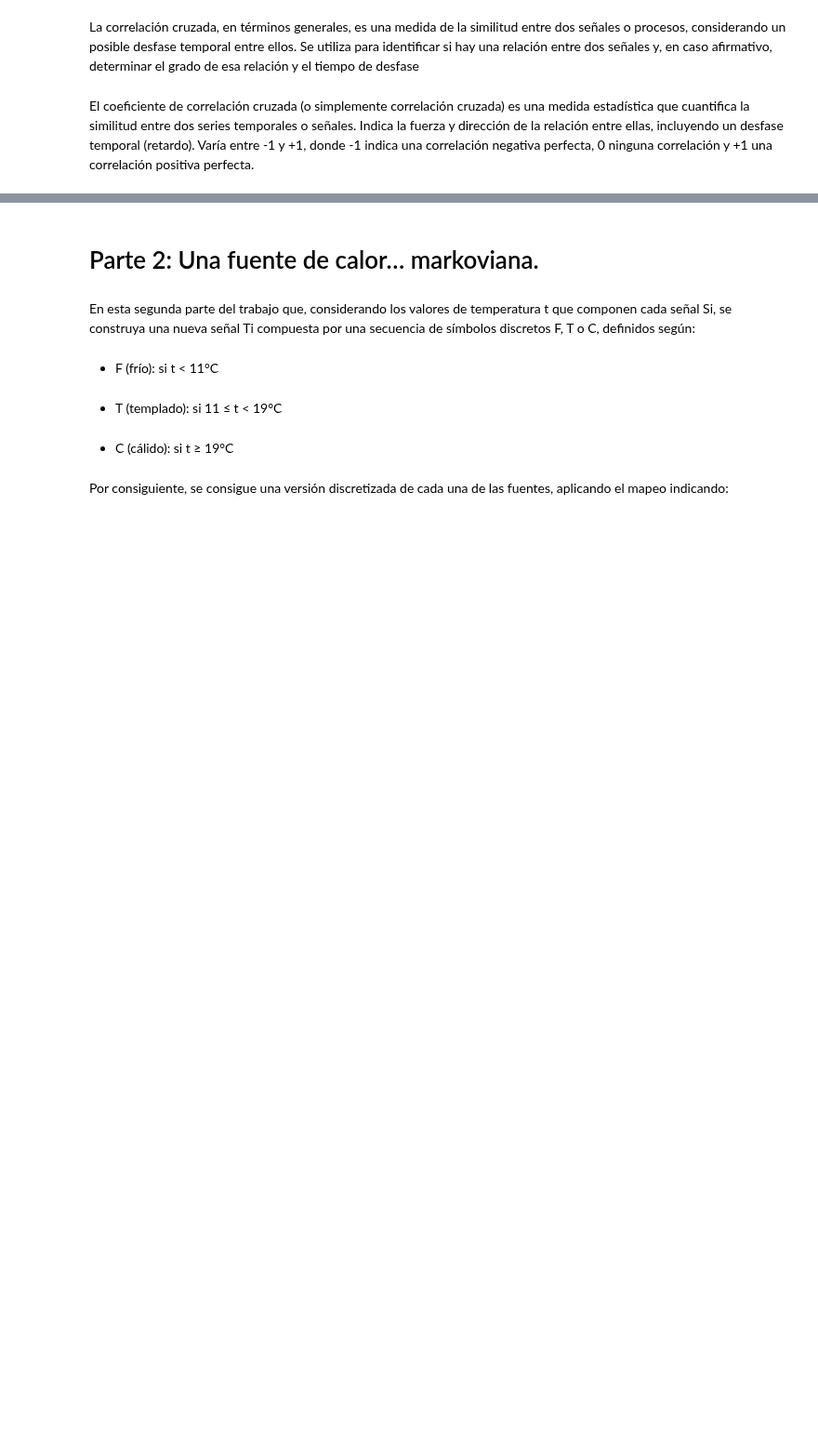
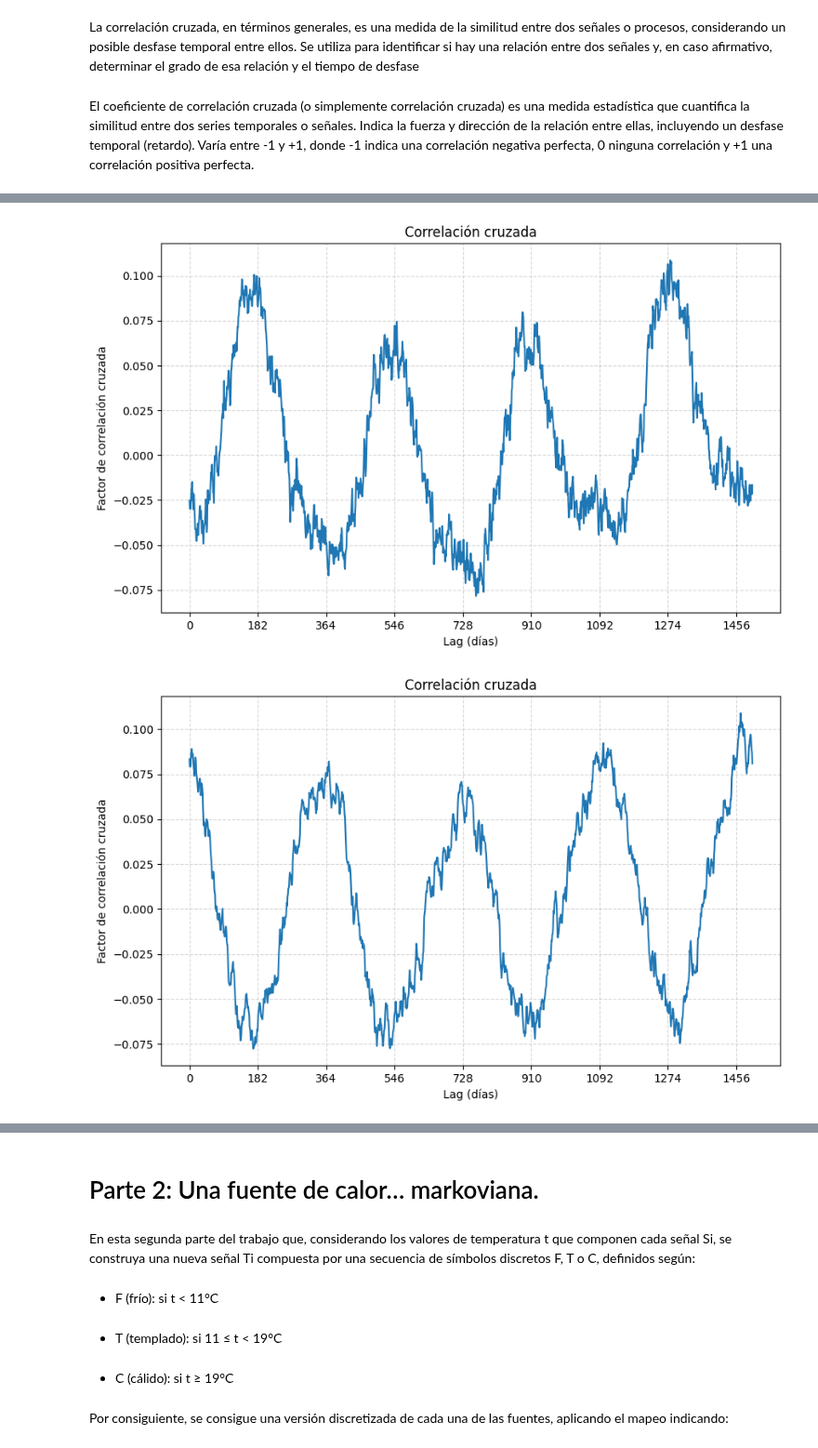
Before and after one commit to iroumec/TPE-TDI, a Jupyter notebook: deepnote/TPE/notebook.ipynb, the cells around one changed output, grey strips where cells are left out. Shown at 93% size. Drawn from its saved outputs; the diff is of its cells as text; code cells hidden in the pictures; blank space fills up the shorter version.

```diff
--- a/deepnote/TPE/notebook.ipynb
+++ b/deepnote/TPE/notebook.ipynb
@@ -328,0 +258,79 @@ El coeficiente de correlación cruzada (o simplemente correlación cruzada) es u
+# %%
+def get_media(arr):
+    return sum(arr) / len(arr)
+
+def get_varianza(arr, m):
+    return sum((x - m) ** 2 for x in arr)
+
+def get_factor_correlacion_cruzada(x, y, lag):
+
+    N = len(x)
+
+    promedio_x = get_media(x)
+    promedio_y = get_media(y)
+
+    # Aplicamos el lag
+    # Construimos listas desplazadas que tengan tamaño común
+    if lag > 0:
+        x_lag = x[lag:]
+        y_lag = y[:N - lag]
+    elif lag < 0:
+        x_lag = x[:N + lag]
+        y_lag = y[-lag:]
+    else:
+        x_lag = x
+        y_lag = y
+
+    # Numerador
+    num = sum(
+        (x_lag[i] - promedio_x) * (y_lag[i] - promedio_y)
+        for i in range(len(x_lag))
+    )
+
+    # Denominador
+    denom_x = get_varianza(x_lag, promedio_x)
+    denom_y = get_varianza(y_lag, promedio_y)
+
+    denom = (denom_x * denom_y) ** 0.5
+
+    if denom == 0:
+        return 0  # Evitar división por cero
+
+    return num / denom
+
+# Ejemplo de uso
+quito_array = cleaned_dataset_quito["AvgTemperature"].values
+melbourne_array = cleaned_dataset_melbourne["AvgTemperature"].values
+oslo_array = cleaned_dataset_oslo["AvgTemperature"].values
+
+def mostrar_grafico_de_correlacion(x, y, min_lag, max_lag):
+
+    lags = []
+    factores = []
+
+    for lag in range(min_lag, max_lag):
+        r = get_factor_correlacion_cruzada(x, y, lag)
+        lags.append(lag)
+        factores.append(r)
+
+    plt.figure(figsize=(10, 6))
+    plt.plot(lags, factores)
+    plt.xlabel("Lag (días)")
+    plt.ylabel("Factor de correlación cruzada")
+    plt.title("Correlación cruzada")
+
+    # Marcas cada 6 meses (182 días aprox.)
+    marca_cada = 182
+    posiciones_marcas = list(range(min_lag, max_lag, marca_cada))
+    plt.xticks(posiciones_marcas)
+
+    plt.grid(True, linestyle='--', alpha=0.5)
+    plt.show()
+
+desfase = 1500 # En días.
+mostrar_grafico_de_correlacion(quito_array, melbourne_array, 0, desfase)
+mostrar_grafico_de_correlacion(quito_array, oslo_array, 0, desfase)
+mostrar_grafico_de_correlacion(melbourne_array, oslo_array, 0, desfase)
+# %% [output]
+[figure, added]
+[figure, added]
```
Also changed, not shown: parts of 8 cells of this notebook.
